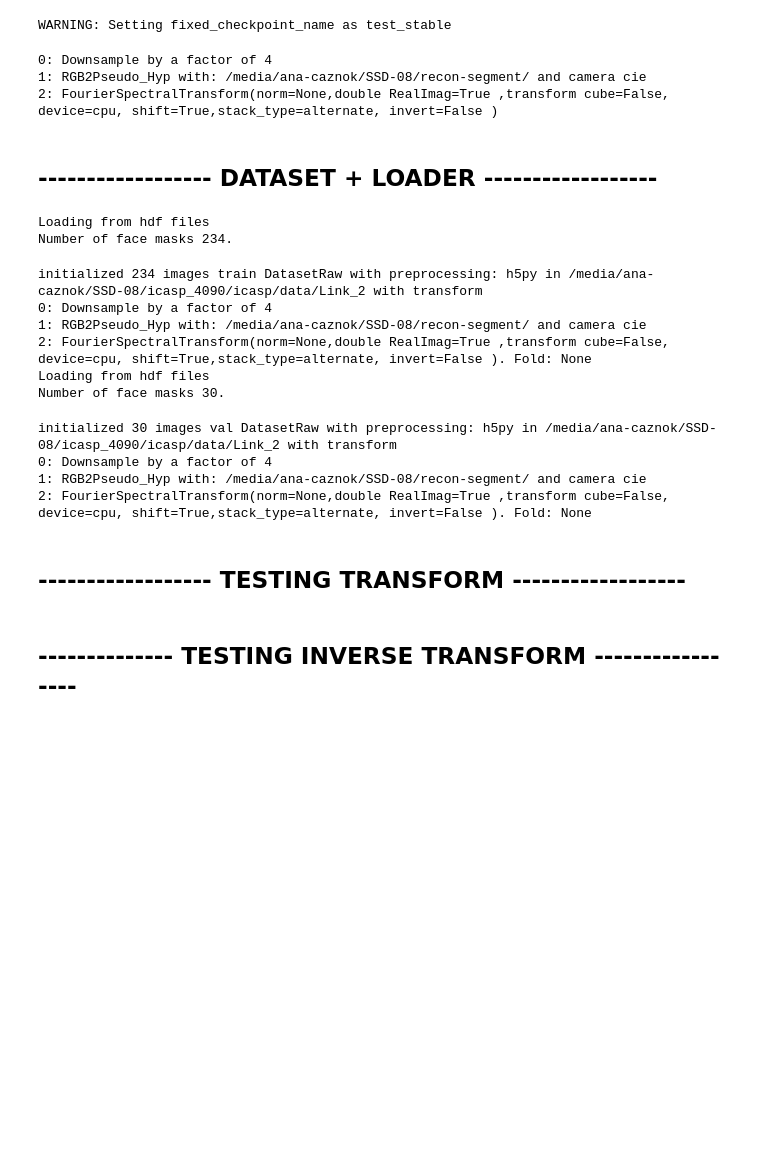
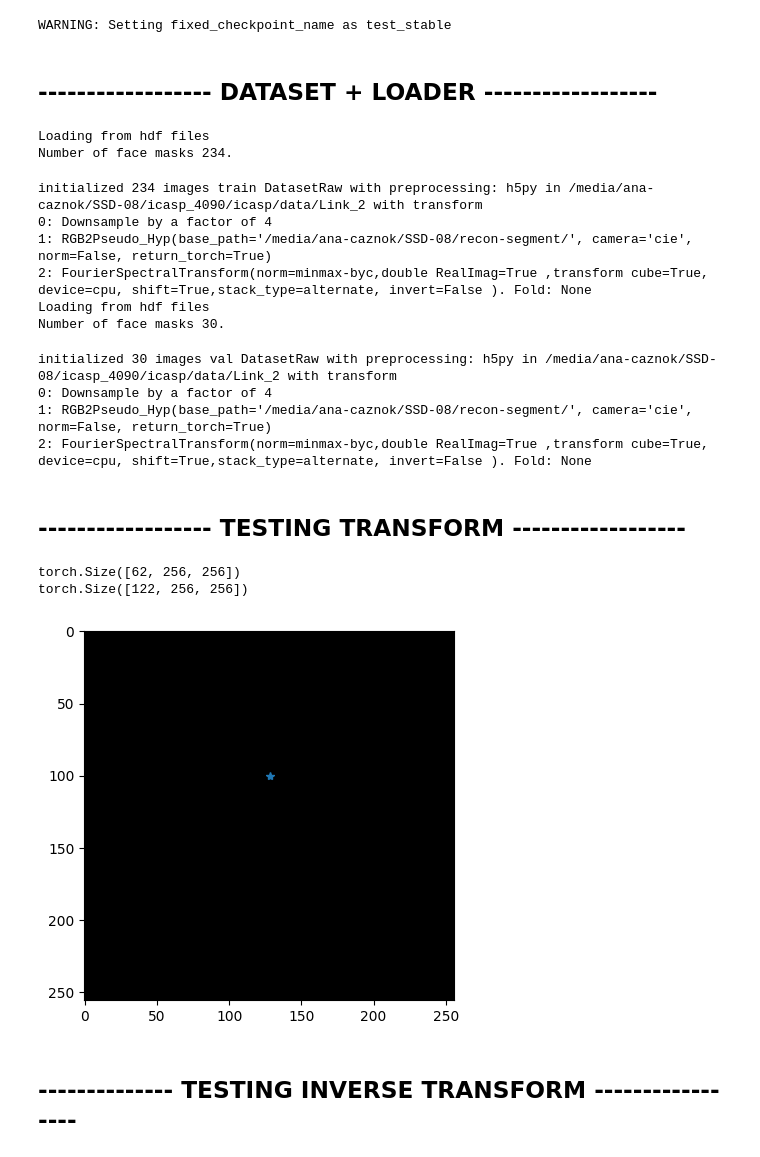
Before and after one commit to ana-caznok/recon-segment, a Jupyter notebook: notebooks/try_train_model.ipynb, the cells around one changed output. Saved outputs shown, nothing was run; the diff lists cells and outputs as text; code cells hidden in the pictures; blank space fills up the shorter version.

Commit message:
transformadas parecem estar funcionando

```diff
--- a/notebooks/try_train_model.ipynb
+++ b/notebooks/try_train_model.ipynb
@@ -65,14 +65,10 @@ BATCH_SIZE = 2#config['train']['batch_size']
 NUM_EPOCHS = 2#config['train']['epochs']
 LEARNING_RATE = config['train']['lr']
 SAVE_PATH = config['fixed_checkpoint_name']
-TRANSFORM = 'downs4_fft_double_normal_none_cpu_shift' #config['train']['transform_index']
+TRANSFORM = 'downs4_fft_double_cube_normal_minmax-byc_cpu_shift' #config['train']['transform_index']
 MODEL_NAME = config['model']
 # %%
 print(transform_factory(TRANSFORM))
-# %% [output]
-0: Downsample by a factor of 4
-1: RGB2Pseudo_Hyp with: /media/ana-caznok/SSD-08/recon-segment/ and camera cie
-2: FourierSpectralTransform(norm=None,double RealImag=True ,transform cube=False, device=cpu, shift=True,stack_type=alternate, invert=False )
 # %% [markdown]
 ## ------------------ DATASET + LOADER ------------------
 # %%
@@ -98,21 +94,26 @@ Loading from hdf files
 Number of face masks 234.
 initialized 234 images train DatasetRaw with preprocessing: h5py in /media/ana-caznok/SSD-08/icasp_4090/icasp/data/Link_2 with transform
 0: Downsample by a factor of 4
-1: RGB2Pseudo_Hyp with: /media/ana-caznok/SSD-08/recon-segment/ and camera cie
-2: FourierSpectralTransform(norm=None,double RealImag=True ,transform cube=False, device=cpu, shift=True,stack_type=alternate, invert=False ). Fold: None
+1: RGB2Pseudo_Hyp(base_path='/media/ana-caznok/SSD-08/recon-segment/', camera='cie', norm=False, return_torch=True)
+2: FourierSpectralTransform(norm=minmax-byc,double RealImag=True ,transform cube=True, device=cpu, shift=True,stack_type=alternate, invert=False ). Fold: None
 Loading from hdf files
 Number of face masks 30.
 initialized 30 images val DatasetRaw with preprocessing: h5py in /media/ana-caznok/SSD-08/icasp_4090/icasp/data/Link_2 with transform
 0: Downsample by a factor of 4
-1: RGB2Pseudo_Hyp with: /media/ana-caznok/SSD-08/recon-segment/ and camera cie
-2: FourierSpectralTransform(norm=None,double RealImag=True ,transform cube=False, device=cpu, shift=True,stack_type=alternate, invert=False ). Fold: None
+1: RGB2Pseudo_Hyp(base_path='/media/ana-caznok/SSD-08/recon-segment/', camera='cie', norm=False, return_torch=True)
+2: FourierSpectralTransform(norm=minmax-byc,double RealImag=True ,transform cube=True, device=cpu, shift=True,stack_type=alternate, invert=False ). Fold: None
 # %% [markdown]
 ## ------------------ TESTING TRANSFORM ------------------
 # %%
 # ------------------ TESTING TRANSFORM ------------------
 x, y, m = train_dataset[45]
 print(x.shape)
 print(y.shape)
 x = x.cpu().numpy()
-plt.imshow(x[21],cmap='gray')
+plt.imshow(x[30],cmap='gray')
+plt.plot(128,100,'*')
 plt.show()
+# %% [output]
+torch.Size([62, 256, 256])
+torch.Size([122, 256, 256])
+[figure, added]
```
Also changed, not shown: parts of 18 cells of this notebook, 4 other files.
